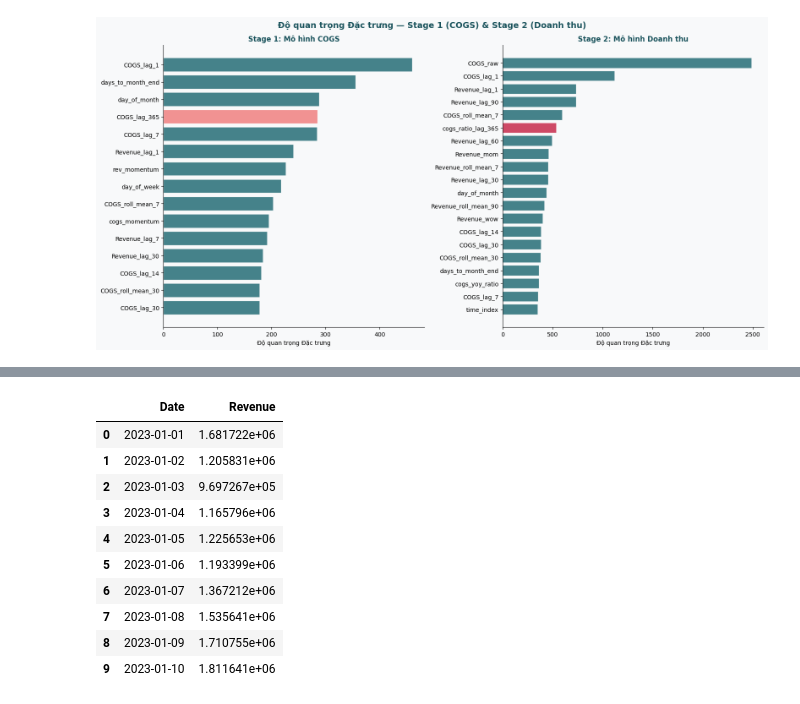
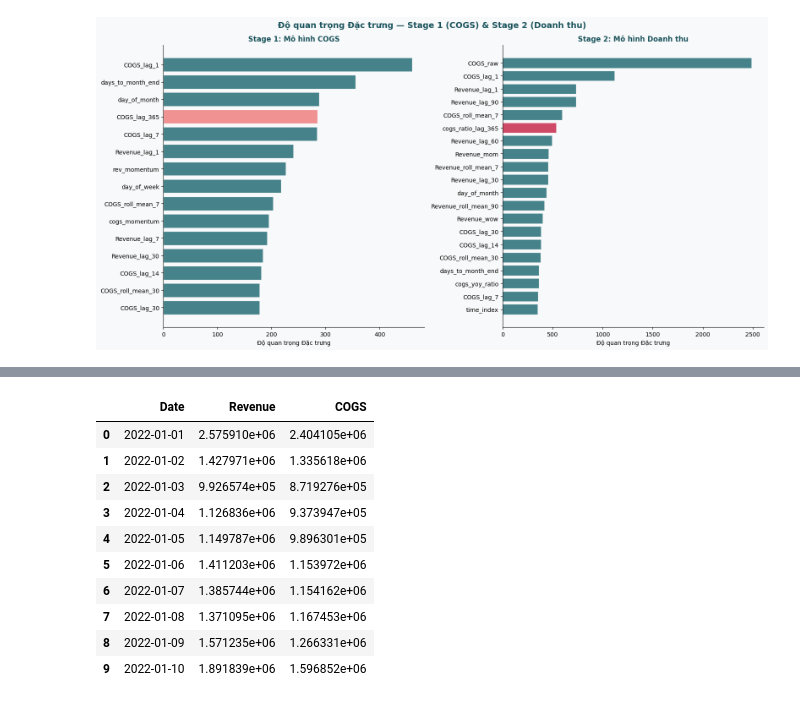
Before and after one commit to thdnhng07/Datathon, a Jupyter notebook: Part3_ML.ipynb, the cells around one changed output, grey strips where cells are left out. Drawn from its saved outputs; the diff is of its cells as text; code cells hidden in the pictures.

Commit message:
Submission

```diff
--- a/Part3_ML.ipynb
+++ b/Part3_ML.ipynb
@@ -658,17 +658,32 @@ plt.show()
 [figure]
 # %%
 # ─────────────────────────────────────────────
-# TẠO FILE NỘP BÀI
+# GENERATE SUBMISSION — không cần sample_submission.csv
 # ─────────────────────────────────────────────
-df_test = pd.read_csv(SUBMISSION_PATH, parse_dates=["Date"])
-df_test = df_test.sort_values("Date").reset_index(drop=True)
+
+HORIZON_DAYS = 365   # số ngày cần dự báo, chỉnh tùy ý
+OUTPUT_PATH  = "data/output/submission.csv"
+
+# Tự tạo danh sách ngày từ ngày cuối train trở đi
+last_train_date = df_train_raw["Date"].max()
+test_dates = pd.date_range(
+    start=last_train_date + pd.Timedelta(days=1),
+    periods=HORIZON_DAYS,
+    freq="D"
+)
+df_test            = pd.DataFrame({"Date": test_dates})
+df_test["COGS"]    = np.nan
+df_test["Revenue"] = np.nan
+
 print(f"Tập test: {df_test['Date'].min().date()} → {df_test['Date'].max().date()} ({len(df_test)} ngày)")
 
-# Huấn luyện mô hình CUỐI trên toàn bộ sales.csv (2019–2022)
+# ── Retrain trên toàn bộ sales.csv (2019–2022) ───────────────
 df_full_feat = load_with_median_fill(TRAIN_PATH, cutoff=None)
-df_train_full_raw = pd.read_csv(TRAIN_PATH, parse_dates=["Date"])
-df_train_full_raw = (df_train_full_raw[df_train_full_raw["Date"] >= REGIME_START]
-                     .sort_values("Date").reset_index(drop=True))
+df_train_full_raw = (
+    pd.read_csv(TRAIN_PATH, parse_dates=["Date"])
+    .pipe(lambda d: d[d["Date"] >= REGIME_START])
+    .sort_values("Date").reset_index(drop=True)
+)
 
 cogs_model_final = lgb.LGBMRegressor(**LGBM_PARAMS, n_estimators=N_COGS)
 cogs_model_final.fit(df_full_feat[COGS_FEATURES], df_full_feat[TARGET_COGS])
@@ -676,25 +691,27 @@ cogs_model_final.fit(df_full_feat[COGS_FEATURES], df_full_feat[TARGET_COGS])
 revenue_model_final = lgb.LGBMRegressor(**LGBM_PARAMS, n_estimators=N_REV)
 revenue_model_final.fit(df_full_feat[ALL_FEATURES], df_full_feat[TARGET_REVENUE])
 
-print(f"Mô hình cuối đã huấn luyện trên {len(df_full_feat)} hàng (2019–2022)")
+print(f"Final models trained on {len(df_full_feat)} rows (2019–2022)")
 
-# Tập test — chỉ dùng cột Date, không dùng Revenue/COGS
-df_test_blank = df_test[["Date"]].copy()
-df_test_blank["COGS"]    = np.nan
-df_test_blank["Revenue"] = np.nan
+# ── Dự báo đệ quy ────────────────────────────────────────────
+sub_df = predict_joint_recursive(
+    cogs_model_final, revenue_model_final,
+    df_train_full_raw, df_test
+)
 
-sub_df = predict_joint_recursive(cogs_model_final, revenue_model_final,
-                                  df_train_full_raw, df_test_blank)
-
-submission = sub_df[["Revenue_pred"]].reset_index()
-submission.columns = ["Date", "Revenue"]
+# ── Xuất file submission ──────────────────────────────────────
+submission = sub_df[["Revenue_pred", "COGS_pred"]].reset_index()
+submission.columns = ["Date", "Revenue", "COGS"]
 submission["Date"] = submission["Date"].dt.strftime("%Y-%m-%d")
 submission.to_csv(OUTPUT_PATH, index=False)
 
 print(f"\nFile nộp bài đã lưu → {OUTPUT_PATH}")
-print(f"  Số hàng : {len(submission)}")
-print(f"  Min     : {submission['Revenue'].min():,.0f}")
-print(f"  Max     : {submission['Revenue'].max():,.0f}")
+print(f"  Số hàng   : {len(submission)}")
+print(f"  Min       : {submission['Revenue'].min():,.0f}")
+print(f"  Max       : {submission['Revenue'].max():,.0f}")
 print(f"  Trung bình: {submission['Revenue'].mean():,.0f}")
+print(f"  Min       : {submission['COGS'].min():,.0f}")
+print(f"  Max       : {submission['COGS'].max():,.0f}")
+print(f"  Trung bình: {submission['COGS'].mean():,.0f}")
 submission.head(10)
 # %% [output]
@@ -715,11 +733,11 @@ File nộp bài đã lưu → data/output/submission.csv
-|  | Date | Revenue |
-| 0 | 2023-01-01 | 1.681722e+06 |
-| 1 | 2023-01-02 | 1.205831e+06 |
-| 2 | 2023-01-03 | 9.697267e+05 |
-| 3 | 2023-01-04 | 1.165796e+06 |
-| 4 | 2023-01-05 | 1.225653e+06 |
-| 5 | 2023-01-06 | 1.193399e+06 |
-| 6 | 2023-01-07 | 1.367212e+06 |
-| 7 | 2023-01-08 | 1.535641e+06 |
-| 8 | 2023-01-09 | 1.710755e+06 |
-| 9 | 2023-01-10 | 1.811641e+06 |
+|  | Date | Revenue | COGS |
+| 0 | 2022-01-01 | 2.575910e+06 | 2.404105e+06 |
+| 1 | 2022-01-02 | 1.427971e+06 | 1.335618e+06 |
+| 2 | 2022-01-03 | 9.926574e+05 | 8.719276e+05 |
+| 3 | 2022-01-04 | 1.126836e+06 | 9.373947e+05 |
+| 4 | 2022-01-05 | 1.149787e+06 | 9.896301e+05 |
+| 5 | 2022-01-06 | 1.411203e+06 | 1.153972e+06 |
+| 6 | 2022-01-07 | 1.385744e+06 | 1.154162e+06 |
+| 7 | 2022-01-08 | 1.371095e+06 | 1.167453e+06 |
+| 8 | 2022-01-09 | 1.571235e+06 | 1.266331e+06 |
+| 9 | 2022-01-10 | 1.891839e+06 | 1.596852e+06 |
```
Also changed, not shown: parts of 3 cells of this notebook.
